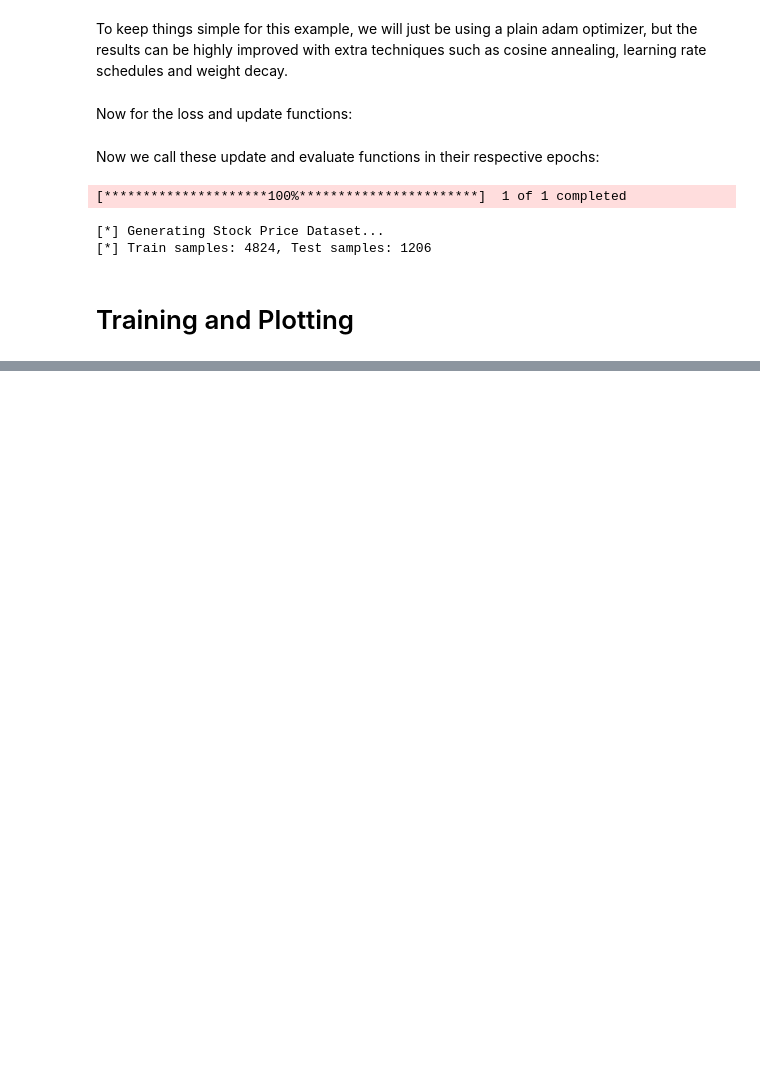
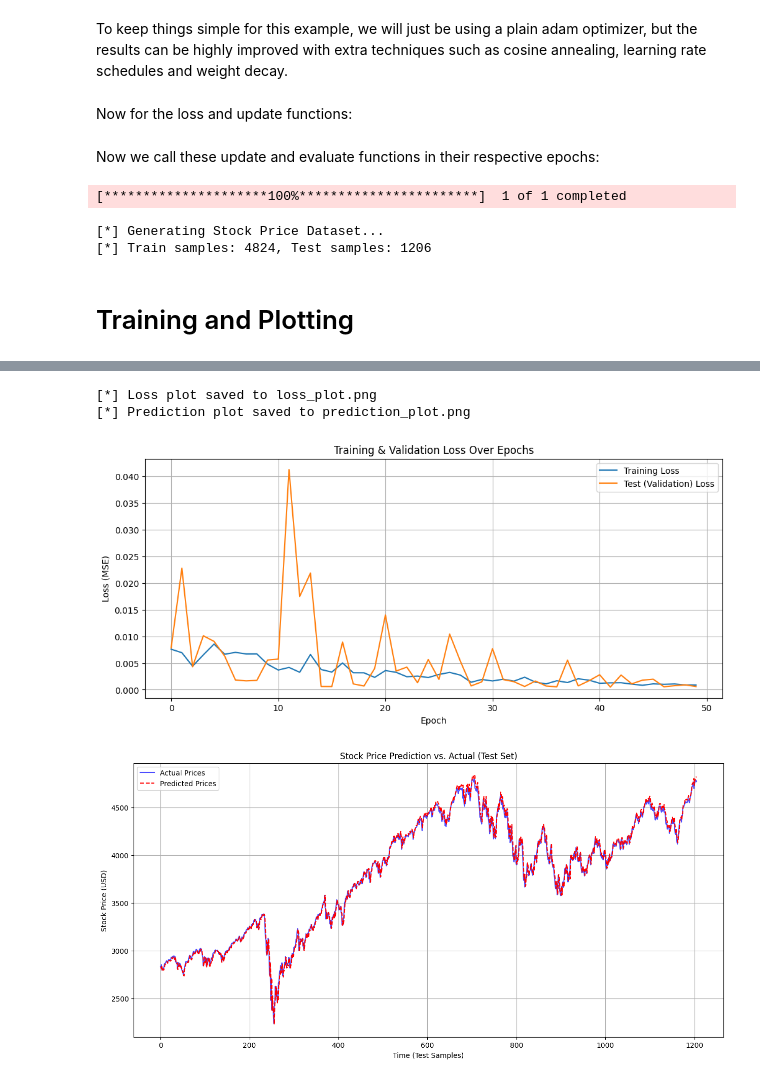
Before and after one commit to Sat-A/s5-jax, a Jupyter notebook: s5-Predictor.ipynb, the cells around one changed output, grey strips where cells are left out. Saved outputs shown, nothing was run; the diff lists cells and outputs as text; code cells hidden in the pictures; blank space fills up the shorter version.

Commit message:
Implement plotting functionality

```diff
--- a/s5-Predictor.ipynb
+++ b/s5-Predictor.ipynb
@@ -782,9 +782,12 @@ state = TrainingState(
 # %% [markdown]
 # Training and Plotting
 # %%
+# --- Lists to store loss history ---
+train_losses = []
+test_losses = []
+
 for epoch in range(EPOCHS):
     print(f"[*] Training Epoch {epoch + 1}...")
-    # Update function signatures
     state, training_loss = training_epoch(
         state,
         ds.trainloader,
@@ -792,7 +795,6 @@ for epoch in range(EPOCHS):
         ds.classification
     )
     print(f"[*] Running Epoch {epoch + 1} Validation...")
-    # Update function signatures
     test_loss = validation_epoch(
         state,
         ds.testloader,
@@ -800,7 +802,10 @@ for epoch in range(EPOCHS):
         ds.classification
     )
 
-    # Updated print statement
+    # --- Store the losses ---
+    train_losses.append(training_loss)
+    test_losses.append(test_loss)
+
     print(f"\n=>> Epoch {epoch + 1} Metrics ===")
     print(
         f"\tTrain Loss (MSE): {training_loss:.5f}\n\t Test Loss (MSE): {test_loss:.5f}"
@@ -834,3 +839,61 @@ for epoch in range(EPOCHS):
 [*] Training Epoch 6...
 [*] Running Epoch 6 Validation...
 ... (88 outputs left out)
+# %%
+# --- Plot 1: Training & Validation Loss ---
+
+plt.figure(figsize=(12, 5))
+plt.plot(train_losses, label='Training Loss')
+plt.plot(test_losses, label='Test (Validation) Loss')
+plt.title('Training & Validation Loss Over Epochs')
+plt.xlabel('Epoch')
+plt.ylabel('Loss (MSE)')
+plt.legend()
+plt.grid(True)
+plt.savefig('loss_plot.png')
+print("\n[*] Loss plot saved to loss_plot.png")
+
+# --- Plot 2: Actual vs. Predicted Prices ---
+
+# 1. Get all predictions from the testloader
+all_predictions = []
+all_actuals = []
+
+# Ensure testloader is not shuffling
+testloader_for_plotting = DataLoader(ds.testloader.dataset, batch_size=64, shuffle=False)
+eval_rng = jax.random.PRNGKey(SEED + 1) # Use a different key for eval
+
+for inputs, targets in testloader_for_plotting:
+    inputs_jnp = jnp.array(inputs.numpy())
+
+    # Get model predictions
+    preds = forward.apply(state.params, eval_rng, inputs_jnp)
+
+    all_predictions.extend(preds)
+    all_actuals.extend(targets.numpy())
+
+# Convert to numpy arrays
+all_predictions = jnp.array(all_predictions)
+all_actuals = jnp.array(all_actuals)
+
+# 2. Inverse-transform the normalised data to get actual prices
+# Note: The scaler expects a 2D array, so we must reshape
+actual_prices = ds.scaler.inverse_transform(all_actuals.reshape(-1, 1))
+predicted_prices = ds.scaler.inverse_transform(all_predictions.reshape(-1, 1))
+
+# 3. Create the plot
+plt.figure(figsize=(15, 7))
+plt.plot(actual_prices, label='Actual Prices', color='blue', alpha=0.7)
+plt.plot(predicted_prices, label='Predicted Prices', color='red', linestyle='--')
+plt.title('Stock Price Prediction vs. Actual (Test Set)')
+plt.xlabel('Time (Test Samples)')
+plt.ylabel('Stock Price (USD)')
+plt.legend()
+plt.grid(True)
+plt.savefig('prediction_plot.png')
+print("[*] Prediction plot saved to prediction_plot.png")
+# %% [output]
+[*] Loss plot saved to loss_plot.png
+[*] Prediction plot saved to prediction_plot.png
+[figure, added]
+[figure, added]
```
Also changed, not shown: parts of 1 cell of this notebook.
